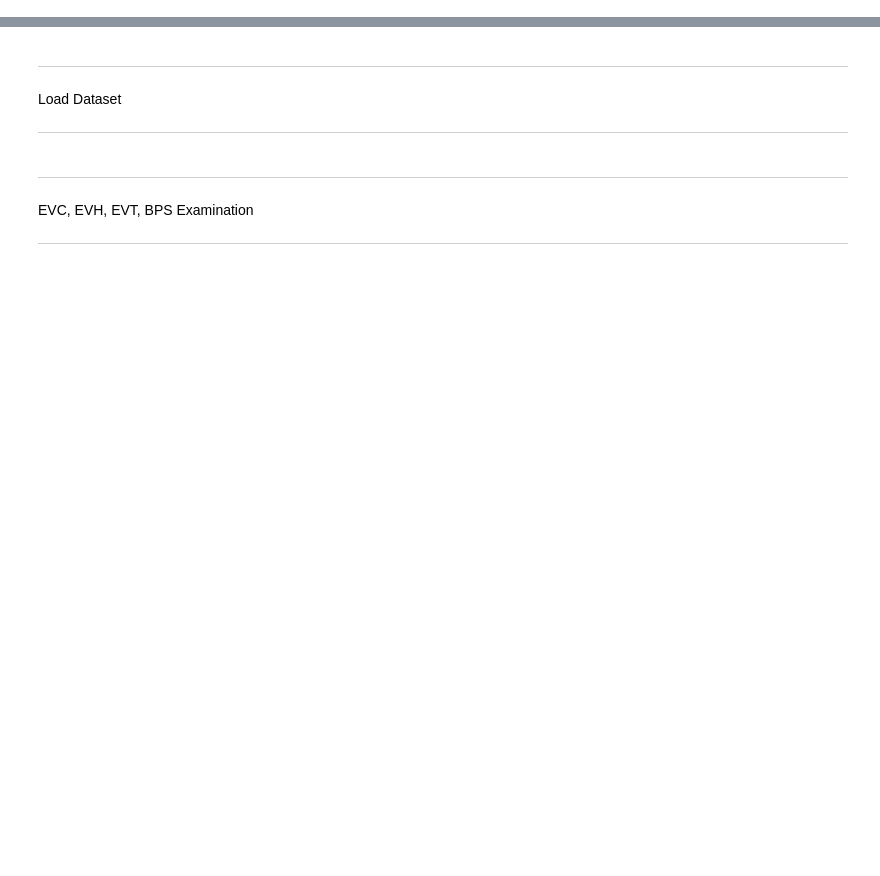
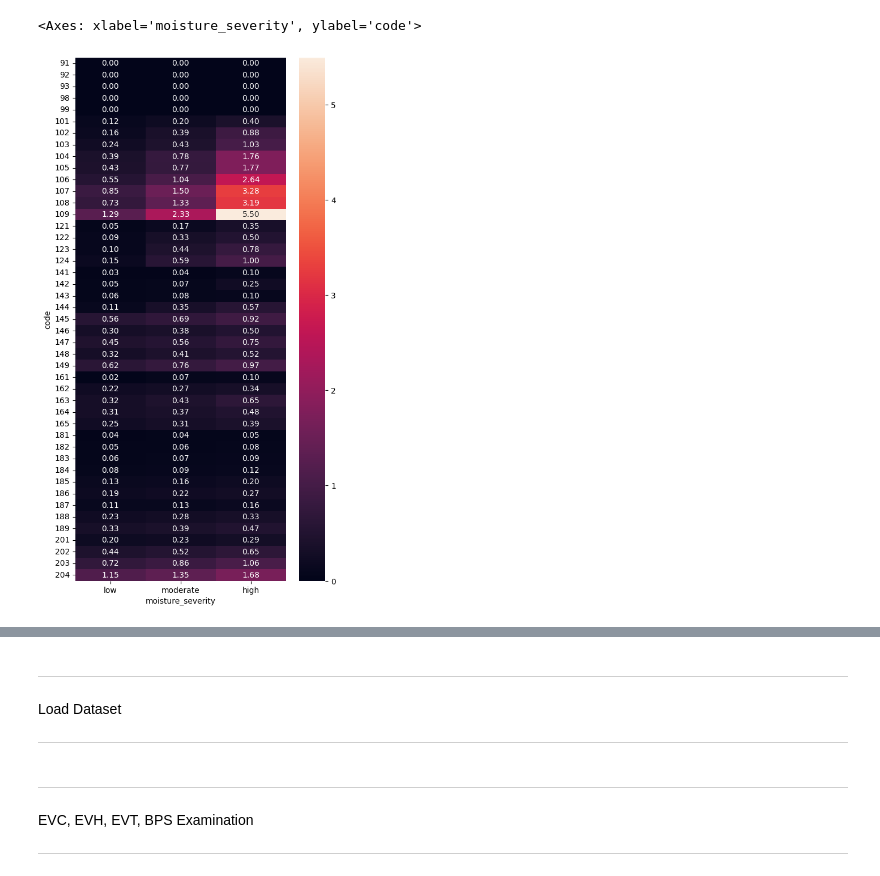
Before and after one commit to sig-gis/eo-fuels-extrapolation, a Jupyter notebook: analysis/fuels_characteristics_eval.ipynb, the cells around one changed output, grey strips where cells are left out. Saved outputs shown, nothing was run; the diff lists cells and outputs as text; code cells hidden in the pictures; blank space fills up the shorter version.

```diff
--- a/analysis/fuels_characteristics_eval.ipynb
+++ b/analysis/fuels_characteristics_eval.ipynb
@@ -3,6 +3,7 @@ import numpy as np
 import pandas as pd
 
 import seaborn as sns
+import matplotlib as mpl
 import matplotlib.pyplot as plt
 
 import rasterio as rio
@@ -12,7 +13,13 @@ import os
 import json
 
 from pprint import pprint
-# from pyretechnics.fuel_models import get_fuel_model, moisturize
+from pyretechnics.fuel_models import get_fuel_model, moisturize
+
+from sklearn.preprocessing import StandardScaler, LabelEncoder,OneHotEncoder, LabelBinarizer
+from sklearn.metrics import classification_report, confusion_matrix, accuracy_score,f1_score,precision_score,recall_score,roc_curve,auc,ConfusionMatrixDisplay
+from sklearn.model_selection import train_test_split
+from sklearn.neighbors import KNeighborsClassifier
+from sklearn.linear_model import LogisticRegression
 
 from_vals = [
     91,92,93,98,99,
@@ -33,6 +40,16 @@ to_vals = [
     6,6,6,6,6,6,6,6,6,
     7,7,7,7
 ]
+
+lf_file = os.path.join('D:\\','SIG','fuels','eo-fuels-extrapolation','data','LF2024_FBFM40.csv')
+lfdf = pd.read_csv(lf_file)
+
+#Pyrome Groups by Ecological Similarity, selected by Kayla
+inland_nw_dry_mixed_conifer = [7,16,6,14,18]
+
+dry_moist_mixed_conifer_w_oak_wide_elevation_range = [4,17,26]
+
+sagebrush_grassland_w_forest_pockets = [78,20,5,19]
 # %%
 
 
@@ -73,0 +130,28 @@ to_vals = [
+# %%
+from pyretechnics.surface_fire import calc_surface_fire_behavior_no_wind_no_slope
+
+records = []
+
+for fuel_model_code in from_vals:
+    for severity_level in moisture_severities.keys():
+        fuel_model = get_fuel_model(fuel_model_code)
+        moisturized_fuel_model = moisturize(fuel_model,moisture_severities[severity_level])
+
+        behavior = calc_surface_fire_behavior_no_wind_no_slope(moisturized_fuel_model)
+        record = {'code':fuel_model_code,'moisture_severity':severity_level,'spread_rate':behavior['base_spread_rate'],'fireline_intensity':behavior['base_fireline_intensity']}
+        records.append(record)
+
+fuel_model_behavior = pd.DataFrame.from_records(records)
+fuel_model_behavior['parent_code'] = fuel_model_behavior['code'].map(lambda x: to_vals[int(np.nonzero(np.array(from_vals)==x)[0])])
+fuel_model_behavior = fuel_model_behavior.merge(lfdf[['VALUE','FBFM40']],left_on='code',right_on='VALUE')
+
+lf_groups = ['NB','GR','GS','SH','TU','TL','SB']
+fuel_model_behavior['lf_group'] = fuel_model_behavior['parent_code'].map(lambda x: lf_groups[x-1])
+# %%
+spread_rate_table = fuel_model_behavior.pivot(index='code',columns='moisture_severity',values='spread_rate')
+
+plt.figure(figsize=(6,12))
+sns.heatmap(spread_rate_table[['low','moderate','high']],annot=True,fmt='.2f')
+# %% [output]
+<Axes: xlabel='moisture_severity', ylabel='code'>
+[figure, added]
```
Also changed, not shown: parts of 35 cells of this notebook, 1 other file.
